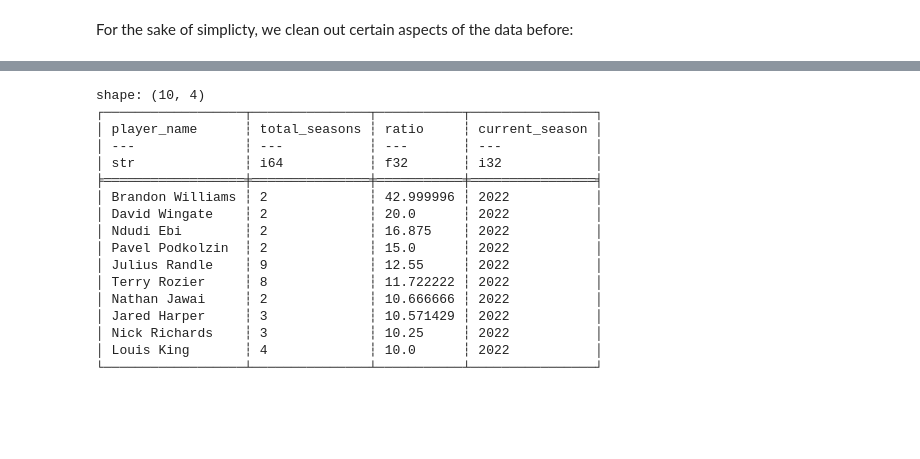
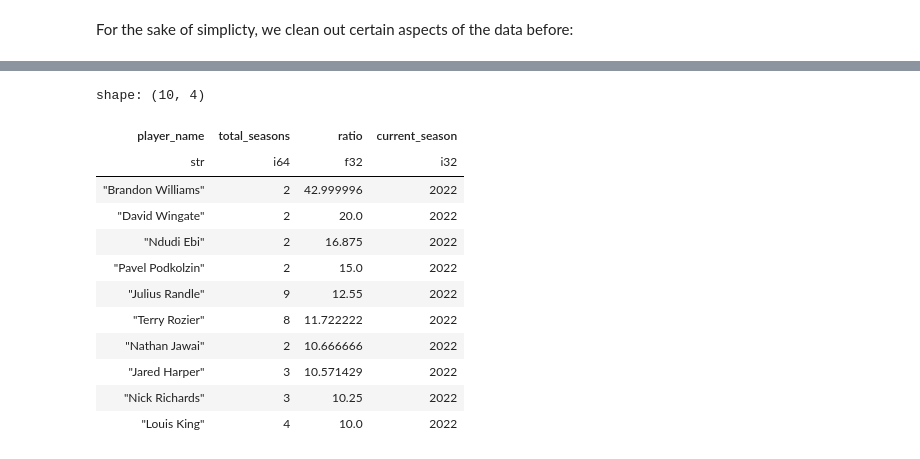
Before and after one commit to aladinoster/practices, a Jupyter notebook: DE/Lab-1.ipynb, the cells around one changed output, grey strips where cells are left out. Cells and saved outputs as stored; diff of their text form; code cells hidden in the pictures; blank space fills up the shorter version.

Commit message:
feat: Improve printing

```diff
--- a/DE/Lab-1.ipynb
+++ b/DE/Lab-1.ipynb
@@ -537,5 +525,5 @@ ORDER BY ratio DESC
 LIMIT 10
 """
 dfr=con.sql(qr).pl()
-print(dfr)
+display(dfr)
 # %% [output]
@@ -542,17 +531,13 @@ print(dfr)
 shape: (10, 4)
-┌──────────────────┬───────────────┬───────────┬────────────────┐
-│ player_name      ┆ total_seasons ┆ ratio     ┆ current_season │
-│ ---              ┆ ---           ┆ ---       ┆ ---            │
-│ str              ┆ i64           ┆ f32       ┆ i32            │
-╞══════════════════╪═══════════════╪═══════════╪════════════════╡
-│ Brandon Williams ┆ 2             ┆ 42.999996 ┆ 2022           │
-│ David Wingate    ┆ 2             ┆ 20.0      ┆ 2022           │
-│ Ndudi Ebi        ┆ 2             ┆ 16.875    ┆ 2022           │
-│ Pavel Podkolzin  ┆ 2             ┆ 15.0      ┆ 2022           │
-│ Julius Randle    ┆ 9             ┆ 12.55     ┆ 2022           │
-│ Terry Rozier     ┆ 8             ┆ 11.722222 ┆ 2022           │
-│ Nathan Jawai     ┆ 2             ┆ 10.666666 ┆ 2022           │
-│ Jared Harper     ┆ 3             ┆ 10.571429 ┆ 2022           │
-│ Nick Richards    ┆ 3             ┆ 10.25     ┆ 2022           │
-│ Louis King       ┆ 4             ┆ 10.0      ┆ 2022           │
-└──────────────────┴───────────────┴───────────┴────────────────┘
+| player_name | total_seasons | ratio | current_season |
+| str | i64 | f32 | i32 |
+| "Brandon Williams" | 2 | 42.999996 | 2022 |
+| "David Wingate" | 2 | 20.0 | 2022 |
+| "Ndudi Ebi" | 2 | 16.875 | 2022 |
+| "Pavel Podkolzin" | 2 | 15.0 | 2022 |
+| "Julius Randle" | 9 | 12.55 | 2022 |
+| "Terry Rozier" | 8 | 11.722222 | 2022 |
+| "Nathan Jawai" | 2 | 10.666666 | 2022 |
+| "Jared Harper" | 3 | 10.571429 | 2022 |
+| "Nick Richards" | 3 | 10.25 | 2022 |
+| "Louis King" | 4 | 10.0 | 2022 |
```
Also changed, not shown: parts of 14 cells of this notebook.
